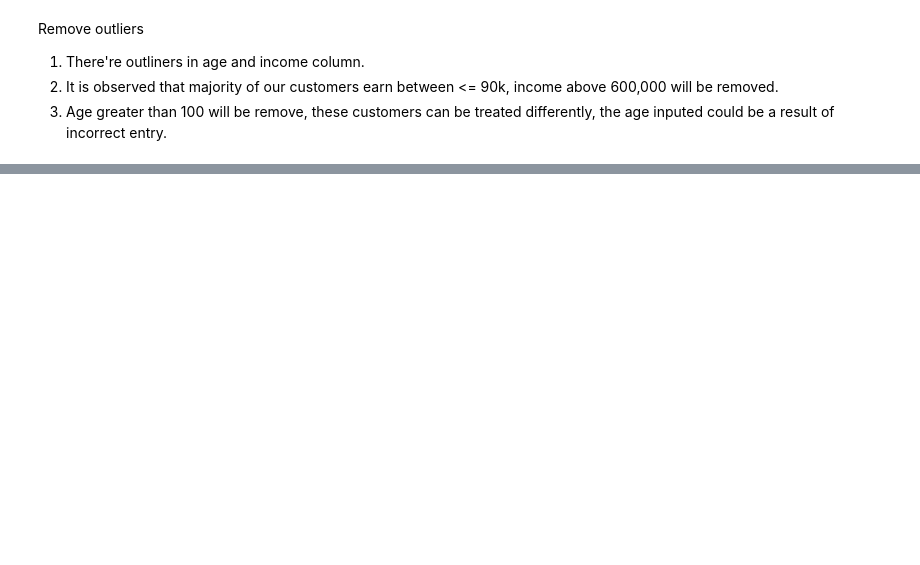
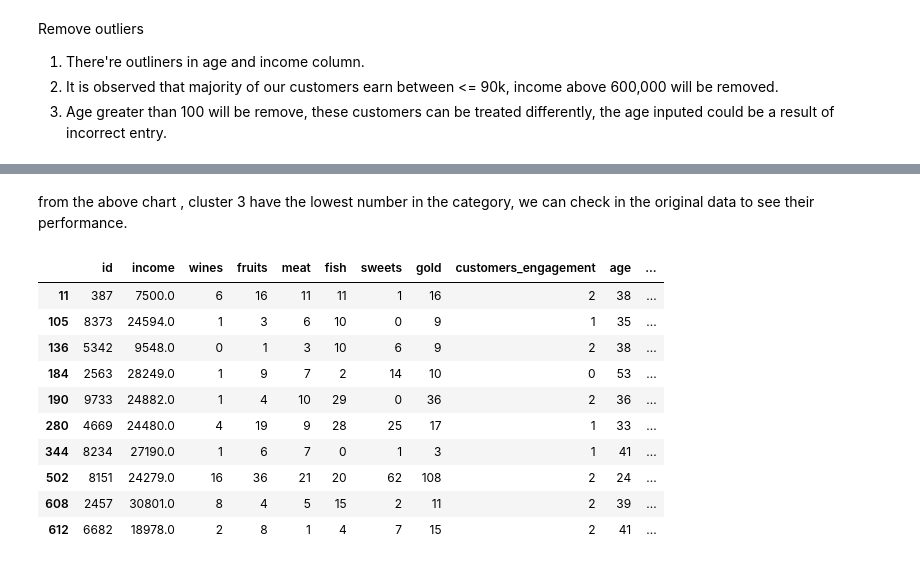
Before and after one commit to toludoyin/30-days-of-data-science, a Jupyter notebook: kmeans_clustering.ipynb, the cells around one changed output, grey strips where cells are left out. Drawn from its saved outputs; the diff is of its cells as text; code cells hidden in the pictures; blank space fills up the shorter version.

```diff
--- a/kmeans_clustering.ipynb
+++ b/kmeans_clustering.ipynb
@@ -398,0 +479,9 @@ df1.head()
+# %%
+ac = AgglomerativeClustering(n_clusters=5)
+
+ac_clstering = ac.fit_predict(pca_df)
+pca_df["cluster"] = ac_clstering
+
+df_main["cluster"]= ac_clstering # adding cluster feature to the orignal dataframe.
+df_main['cluster'] = 'cluster'+ ' ' + df_main['cluster'].astype('str')
+df_main.head()
@@ -419,0 +521,16 @@ PLOT.update_layout(width = 800, height = 800, autosize = True, showlegend = True
+# %% [markdown]
+from the above chart , cluster 3 have the lowest number in the category, we can check in the original data to see their performance.
+# %%
+df_main[df_main['cluster']=='cluster 3'][:10]
+# %% [output]
+|  | id | income | wines | fruits | meat | fish | sweets | gold | customers_engagement | age | ... |
+| 11 | 387 | 7500.0 | 6 | 16 | 11 | 11 | 1 | 16 | 2 | 38 | ... |
+| 105 | 8373 | 24594.0 | 1 | 3 | 6 | 10 | 0 | 9 | 1 | 35 | ... |
+| 136 | 5342 | 9548.0 | 0 | 1 | 3 | 10 | 6 | 9 | 2 | 38 | ... |
+| 184 | 2563 | 28249.0 | 1 | 9 | 7 | 2 | 14 | 10 | 0 | 53 | ... |
+| 190 | 9733 | 24882.0 | 1 | 4 | 10 | 29 | 0 | 36 | 2 | 36 | ... |
+| 280 | 4669 | 24480.0 | 4 | 19 | 9 | 28 | 25 | 17 | 1 | 33 | ... |
+| 344 | 8234 | 27190.0 | 1 | 6 | 7 | 0 | 1 | 3 | 1 | 41 | ... |
+| 502 | 8151 | 24279.0 | 16 | 36 | 21 | 20 | 62 | 108 | 2 | 24 | ... |
+| 608 | 2457 | 30801.0 | 8 | 4 | 5 | 15 | 2 | 11 | 2 | 39 | ... |
+| 612 | 6682 | 18978.0 | 2 | 8 | 1 | 4 | 7 | 15 | 2 | 41 | ... |
```
Also changed, not shown: parts of 67 cells of this notebook.
